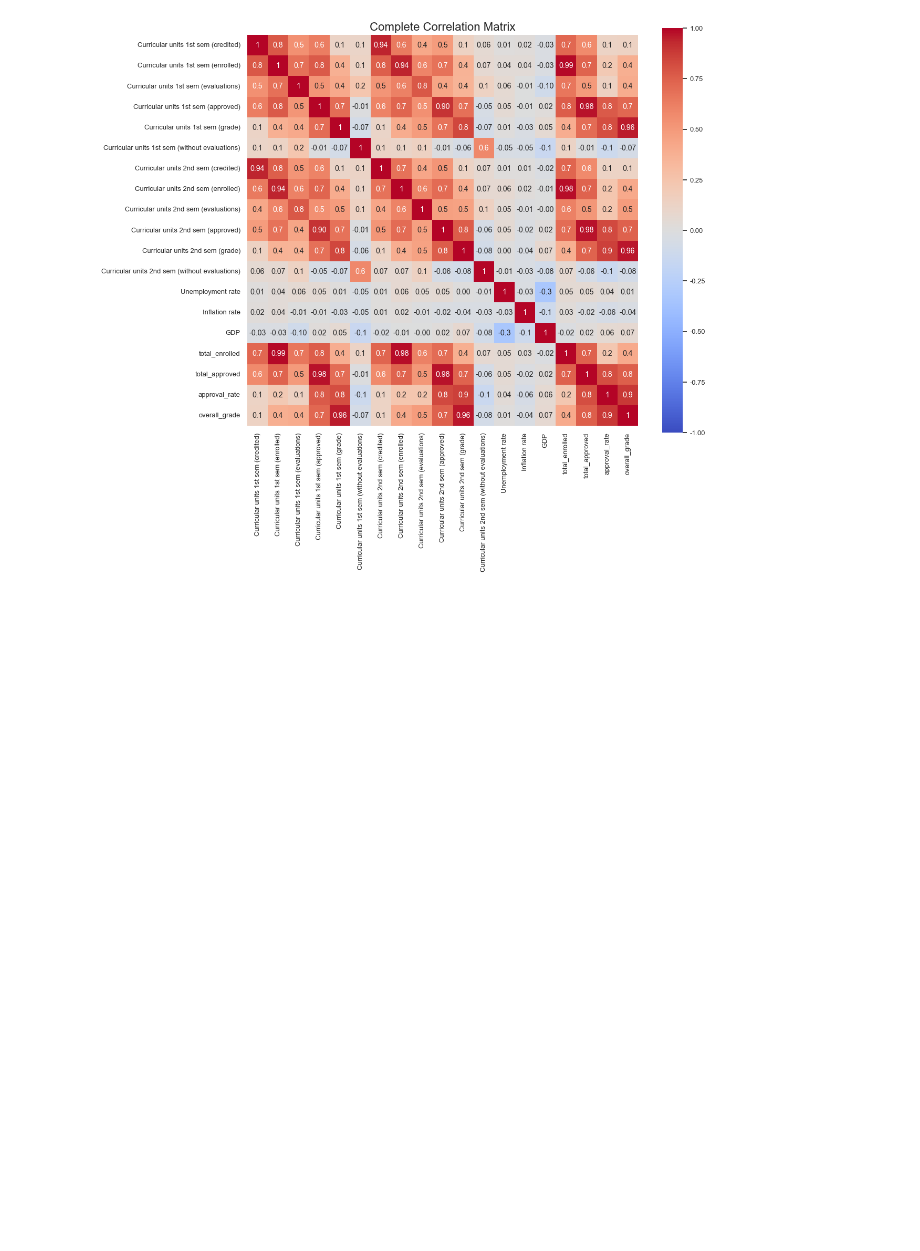
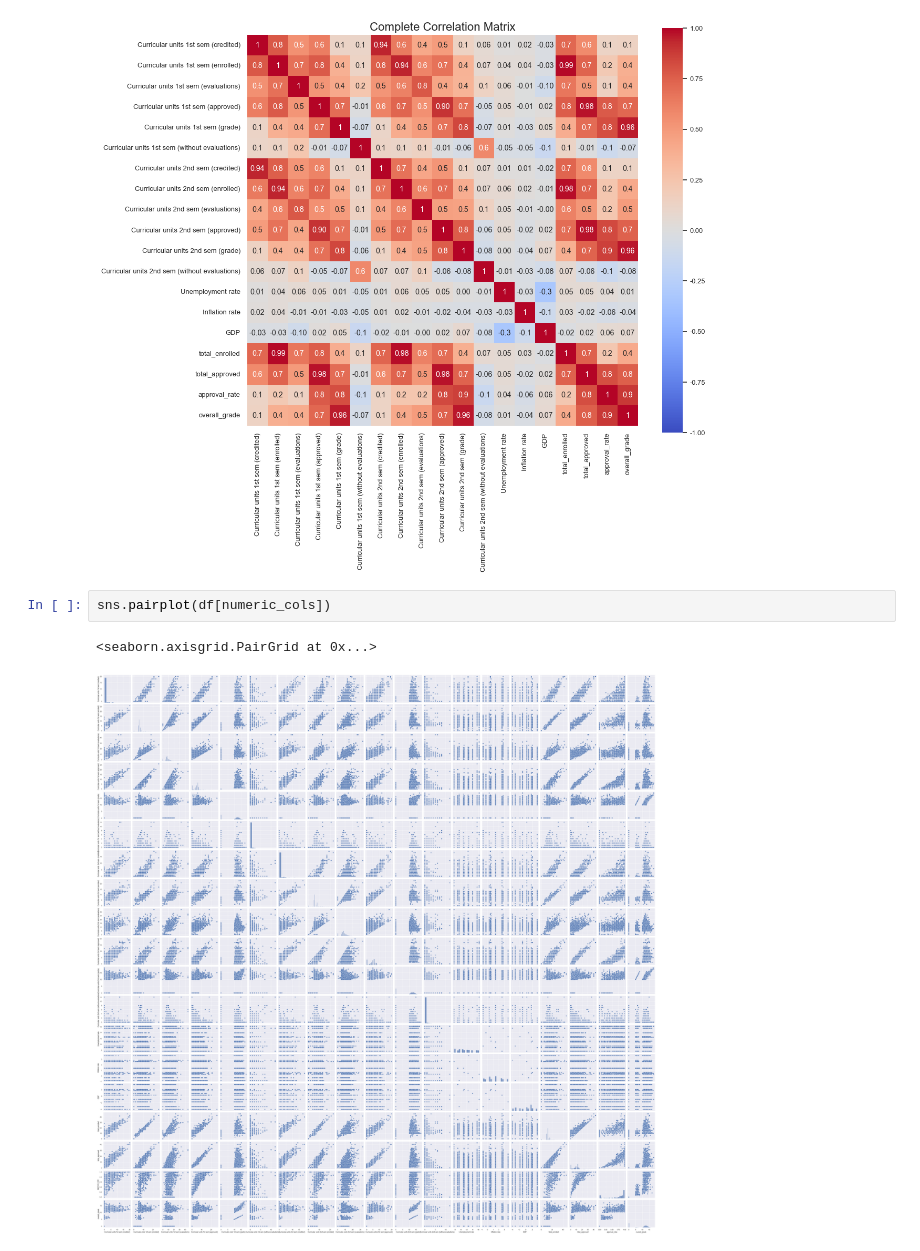
Before and after one commit to moshemoshe137/BDA-550, a Jupyter notebook: Module 4 Insights, Solution Development, and Innovation/Module 4 Final Project Assignment 3 – First Draft - Project Group.ipynb, the cells around one changed output. Drawn from its saved outputs; the diff is of its cells as text; blank space fills up the shorter version.

Commit message:
Add pairplot

```diff
--- a/Module 4 Insights, Solution Development, and Innovation/Module 4 Final Project Assignment 3 – First Draft - Project Group.ipynb
+++ b/Module 4 Insights, Solution Development, and Innovation/Module 4 Final Project Assignment 3 – First Draft - Project Group.ipynb
@@ -260,3 +260,8 @@ plt.title("Complete Correlation Matrix", fontsize=16)
 # %% [output]
 Text(0.5, 1.0, 'Complete Correlation Matrix')
 [figure]
+# %%
+sns.pairplot(df[numeric_cols])
+# %% [output]
+<seaborn.axisgrid.PairGrid at 0x...>
+[figure, added]
```
